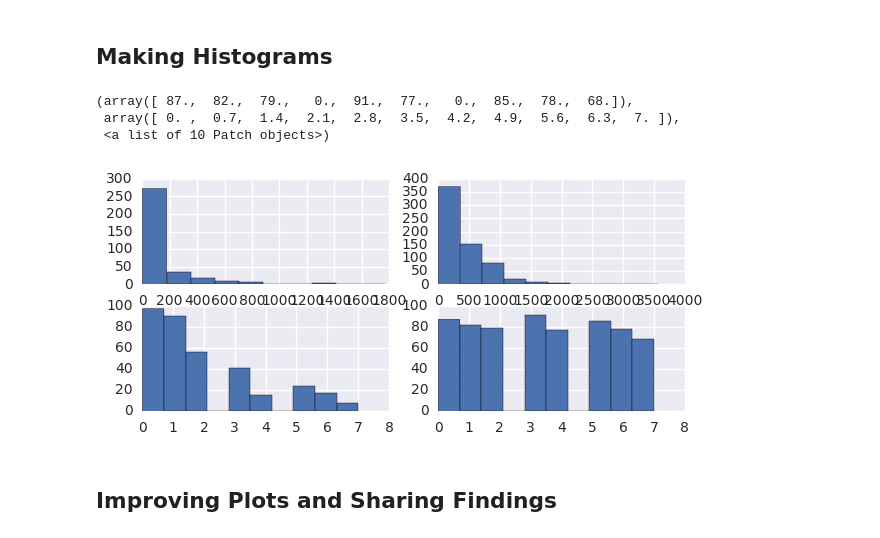
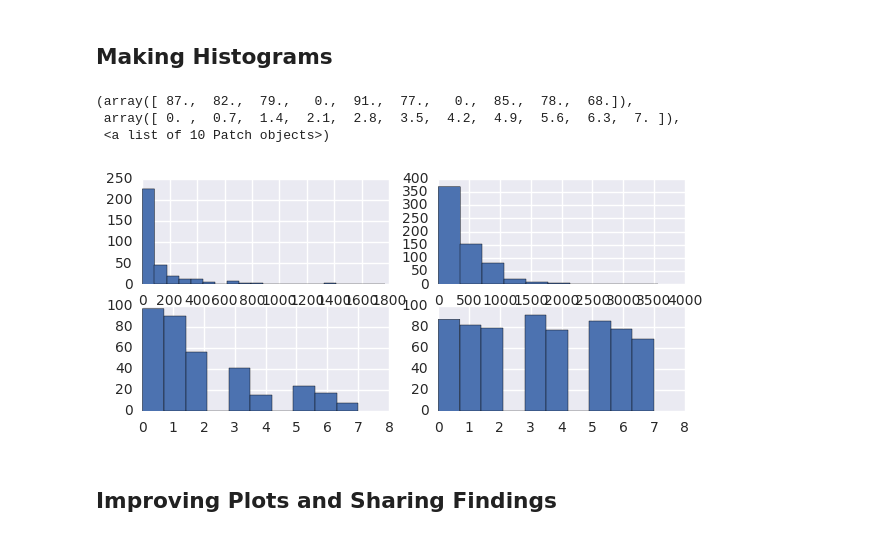
Before and after one commit to ulitosCoder/DataAnalysis, a Jupyter notebook: lesson01/L1_Starter_Code.ipynb, the cells around one changed output. Saved outputs shown, nothing was run; the diff lists cells and outputs as text; code cells hidden in the pictures.

```diff
--- a/lesson01/L1_Starter_Code.ipynb
+++ b/lesson01/L1_Starter_Code.ipynb
@@ -587,30 +587,30 @@ Maximum: 7.000000
 # %%
 ######################################
 #                 13                 #
 ######################################
 
 ## Make histograms of the three metrics we looked at earlier for both
 ## students who passed the subway project and students who didn't. You
 ## might also want to make histograms of any other metrics you examined.
 
 
 
 import matplotlib.pyplot as plt
 import seaborn as sns
 %matplotlib inline
 
 
 fig, axes = plt.subplots(nrows=2, ncols=2, figsize=(7, 3), sharey=False,sharex=False)
-axes[0,0].hist(total_minutes_by_non_pass_account.values())
+axes[0,0].hist(total_minutes_by_non_pass_account.values(),bins=20)
 axes[1,0].hist(days_visited_by_non_pass_account.values())
 
 axes[0,1].hist(total_minutes_by_pass_account.values())
 axes[1,1].hist(days_visited_by_pass_account.values())
 # %% [output]
 (array([ 87.,  82.,  79.,   0.,  91.,  77.,   0.,  85.,  78.,  68.]),
  array([ 0. ,  0.7,  1.4,  2.1,  2.8,  3.5,  4.2,  4.9,  5.6,  6.3,  7. ]),
  <a list of 10 Patch objects>)
-[figure, old version]
+[figure, new version]
 # %% [markdown]
 ## Improving Plots and Sharing Findings
 # %%
```
